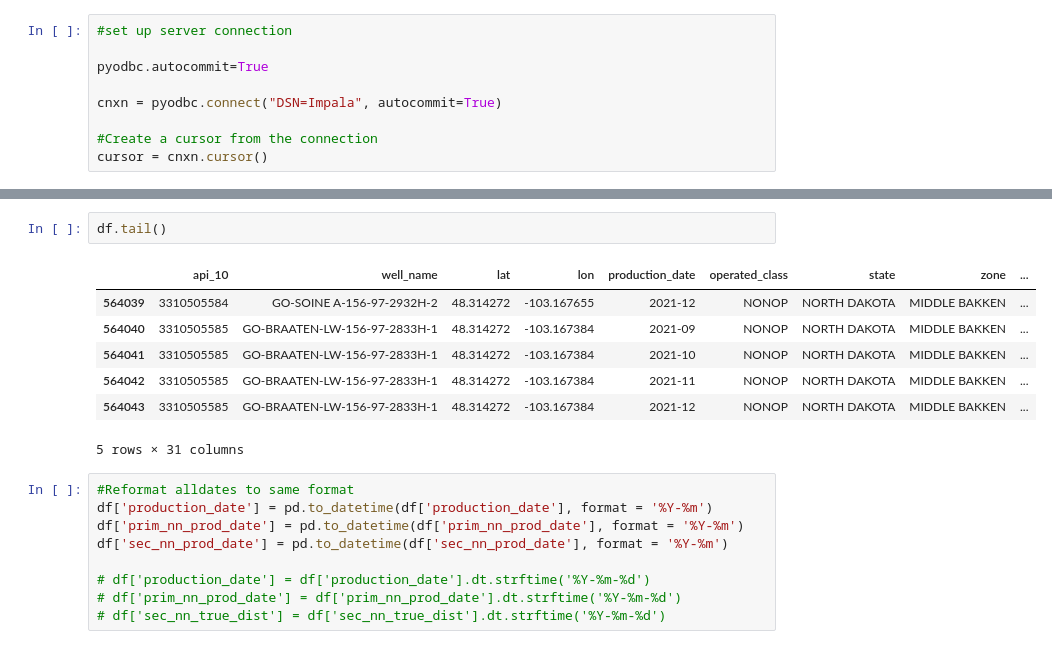
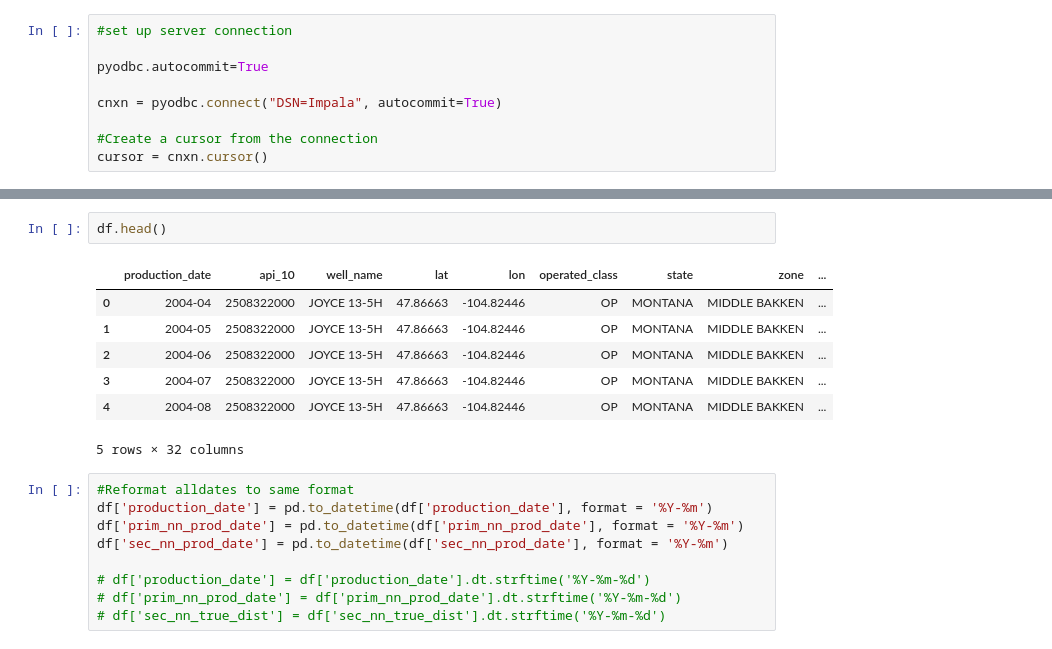
Before and after one commit to magrella/well-depletion, a Jupyter notebook: depletion_proxy.ipynb, the cells around one changed output, grey strips where cells are left out. Cells and saved outputs as stored; diff of their text form.

```diff
--- a/depletion_proxy.ipynb
+++ b/depletion_proxy.ipynb
@@ -110,13 +164,13 @@ memory usage: 133.4+ MB
 # %%
-df.tail()
+df.head()
 # %% [output]
-|  | api_10 | well_name | lat | lon | production_date | operated_class | state | zone | ... |
-| 564039 | 3310505584 | GO-SOINE A-156-97-2932H-2 | 48.314272 | -103.167655 | 2021-12 | NONOP | NORTH DAKOTA | MIDDLE BAKKEN | ... |
-| 564040 | 3310505585 | GO-BRAATEN-LW-156-97-2833H-1 | 48.314272 | -103.167384 | 2021-09 | NONOP | NORTH DAKOTA | MIDDLE BAKKEN | ... |
-| 564041 | 3310505585 | GO-BRAATEN-LW-156-97-2833H-1 | 48.314272 | -103.167384 | 2021-10 | NONOP | NORTH DAKOTA | MIDDLE BAKKEN | ... |
-| 564042 | 3310505585 | GO-BRAATEN-LW-156-97-2833H-1 | 48.314272 | -103.167384 | 2021-11 | NONOP | NORTH DAKOTA | MIDDLE BAKKEN | ... |
-| 564043 | 3310505585 | GO-BRAATEN-LW-156-97-2833H-1 | 48.314272 | -103.167384 | 2021-12 | NONOP | NORTH DAKOTA | MIDDLE BAKKEN | ... |
+|  | production_date | api_10 | well_name | lat | lon | operated_class | state | zone | ... |
+| 0 | 2004-04 | 2508322000 | JOYCE 13-5H | 47.86663 | -104.82446 | OP | MONTANA | MIDDLE BAKKEN | ... |
+| 1 | 2004-05 | 2508322000 | JOYCE 13-5H | 47.86663 | -104.82446 | OP | MONTANA | MIDDLE BAKKEN | ... |
+| 2 | 2004-06 | 2508322000 | JOYCE 13-5H | 47.86663 | -104.82446 | OP | MONTANA | MIDDLE BAKKEN | ... |
+| 3 | 2004-07 | 2508322000 | JOYCE 13-5H | 47.86663 | -104.82446 | OP | MONTANA | MIDDLE BAKKEN | ... |
+| 4 | 2004-08 | 2508322000 | JOYCE 13-5H | 47.86663 | -104.82446 | OP | MONTANA | MIDDLE BAKKEN | ... |
-5 rows × 31 columns
+5 rows × 32 columns
 # %%
 #Reformat alldates to same format
 df['production_date'] = pd.to_datetime(df['production_date'], format = '%Y-%m')
```
Also changed, not shown: parts of 73 cells of this notebook.
